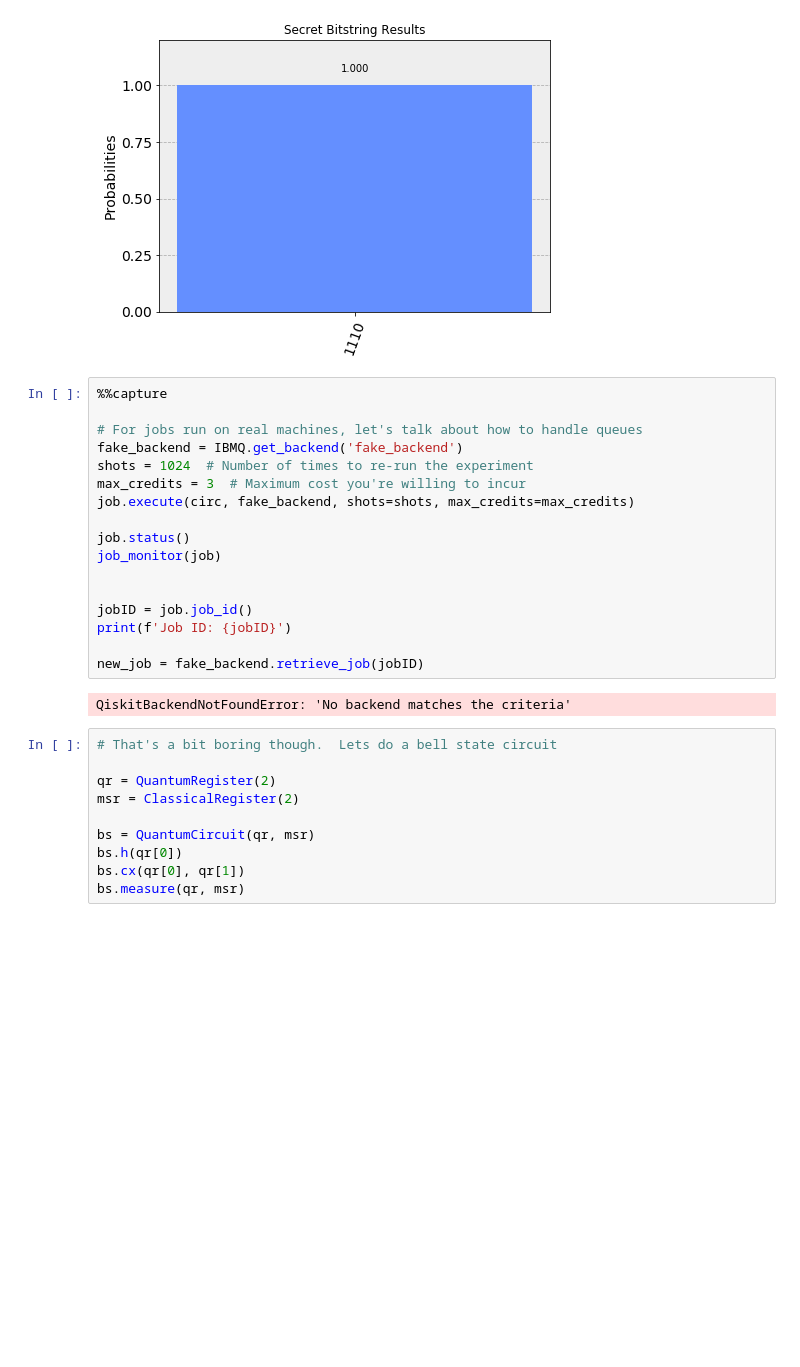
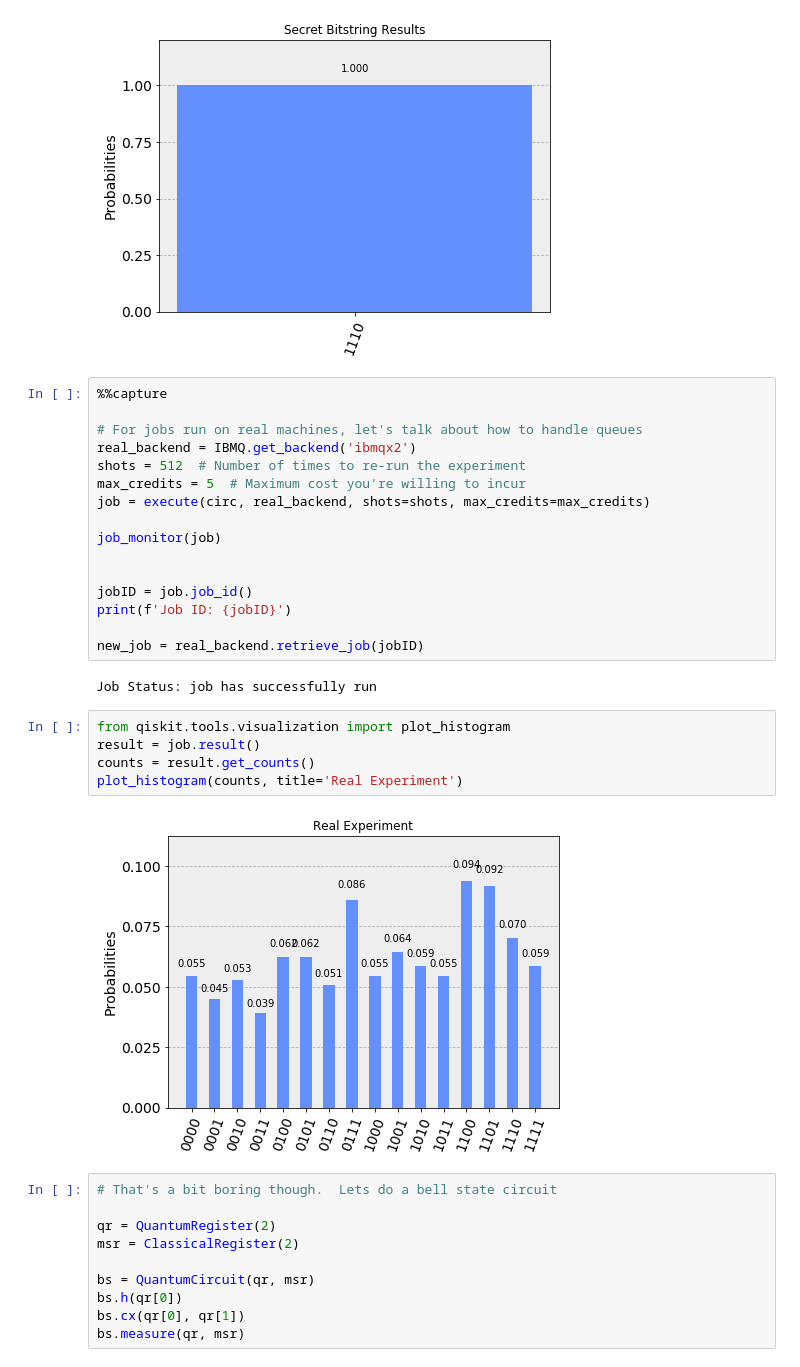
Before and after one commit to ParanoydAndroid/Qiskit_Demo, a Jupyter notebook: Demo_Rev2.ipynb, the cells around one changed output. Saved outputs shown, nothing was run; the diff lists cells and outputs as text; blank space fills up the shorter version.

```diff
--- a/Demo_Rev2.ipynb
+++ b/Demo_Rev2.ipynb
@@ -273,21 +276,27 @@ plot_histogram(counts, title='Secret Bitstring Results')
 %%capture
 
 # For jobs run on real machines, let's talk about how to handle queues
-fake_backend = IBMQ.get_backend('fake_backend')
-shots = 1024  # Number of times to re-run the experiment
-max_credits = 3  # Maximum cost you're willing to incur
-job.execute(circ, fake_backend, shots=shots, max_credits=max_credits)
+real_backend = IBMQ.get_backend('ibmqx2')
+shots = 512  # Number of times to re-run the experiment
+max_credits = 5  # Maximum cost you're willing to incur
+job = execute(circ, real_backend, shots=shots, max_credits=max_credits)
 
-job.status()
 job_monitor(job)
 
 
 jobID = job.job_id()
 print(f'Job ID: {jobID}')
 
-new_job = fake_backend.retrieve_job(jobID)
+new_job = real_backend.retrieve_job(jobID)
 # %% [output]
-QiskitBackendNotFoundError: 'No backend matches the criteria'
+Job Status: job has successfully run
+# %%
+from qiskit.tools.visualization import plot_histogram
+result = job.result()
+counts = result.get_counts()
+plot_histogram(counts, title='Real Experiment')
+# %% [output]
+[figure, added]
 # %%
 # That's a bit boring though.  Lets do a bell state circuit
 
```
Also changed, not shown: parts of 1 cell of this notebook.
